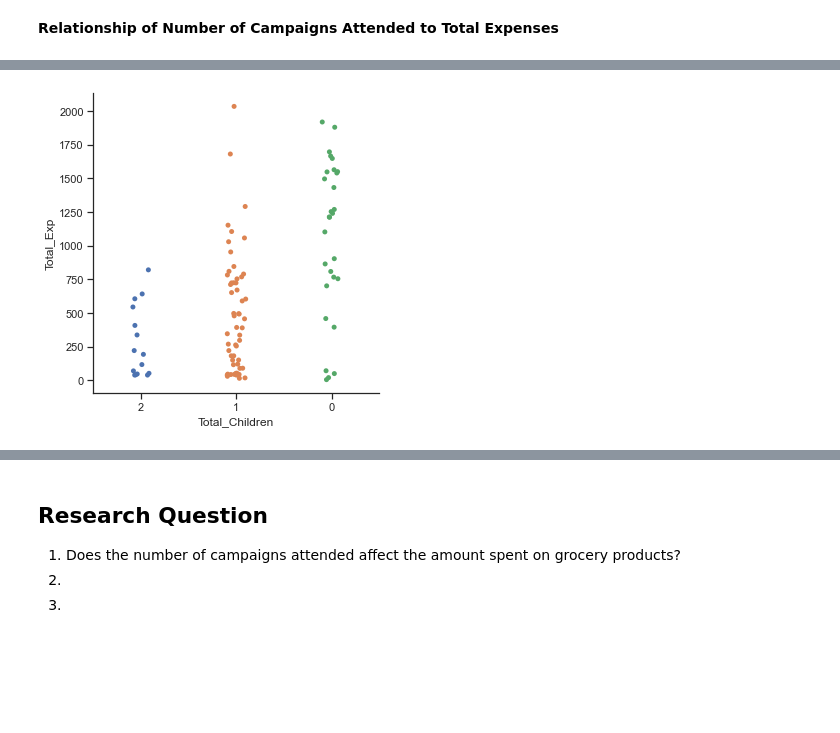
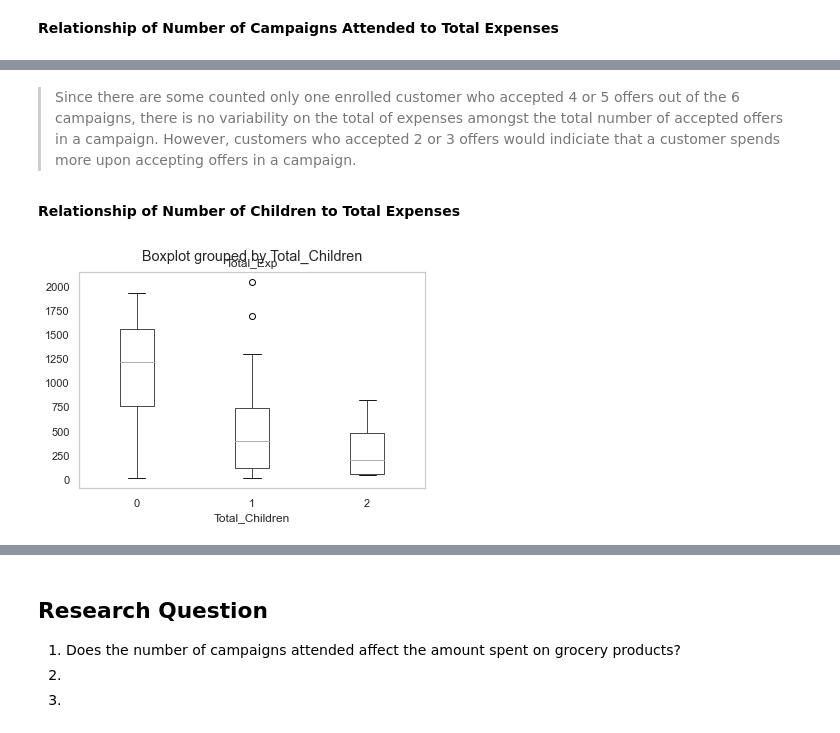
Before and after one commit to Margaret-Inguillo/CSMODEL, a Jupyter notebook: Sales1.ipynb, the cells around one changed output, grey strips where cells are left out. Drawn from its saved outputs; the diff is of its cells as text; code cells hidden in the pictures; blank space fills up the shorter version.

Commit message:
Updated EDA
- added visualization on educational attainment and average income
- added some observations among the visualizations
- add some additional details in the EDA
-

```diff
--- a/Sales1.ipynb
+++ b/Sales1.ipynb
@@ -103,4 +103,4 @@ dtype: bool
 # %% [markdown]
 Dropping variables that won't be used for this notebook
 # %%
-sample_stats_df.loc[:, ~sample_stats_df.columns.isin(['Z_Revenue', 'Z_CostContact', 'MntGoldProds'])]
+sample_stats_df = sample_stats_df.loc[:, ~sample_stats_df.columns.isin(['Z_Revenue', 'Z_CostContact', 'MntGoldProds'])]
@@ -273,5 +292,10 @@ edu_plot = sns.catplot(x="Total_Cam", y="Total_Exp", order=[5,4,3,2,1,0], data=s
+# %% [markdown]
+> Since there are some counted only one enrolled customer who accepted 4 or 5 offers out of the 6 campaigns, there is no variability on the total of expenses amongst the total number of accepted offers in a campaign. However, customers who accepted 2 or 3 offers would indiciate that a customer spends more upon accepting offers in a campaign.
+# %% [markdown]
+**Relationship of Number of Children to Total Expenses**
 # %%
 sample_stats_df[["Total_Children", "Total_Exp"]]
-edu_plot = sns.catplot(x="Total_Children", y="Total_Exp", order=[2,1,0], data=sample_stats_df)
+#edu_plot = sns.catplot(x="Total_Children", y="Total_Exp", order=[2,1,0], data=sample_stats_df)
+edu_plot = sample_stats_df.boxplot(by ='Total_Children', column =['Total_Exp'], grid = False)
 # %% [output]
-[figure, old version]
+[figure, new version]
```
Also changed, not shown: parts of 27 cells of this notebook.
